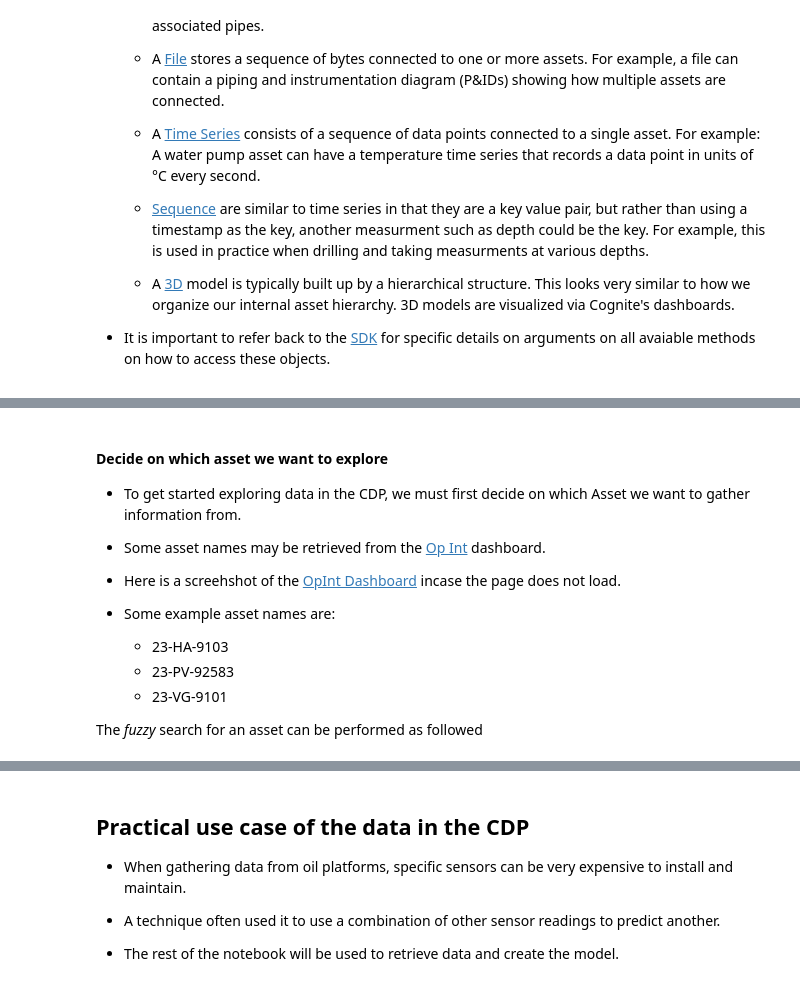
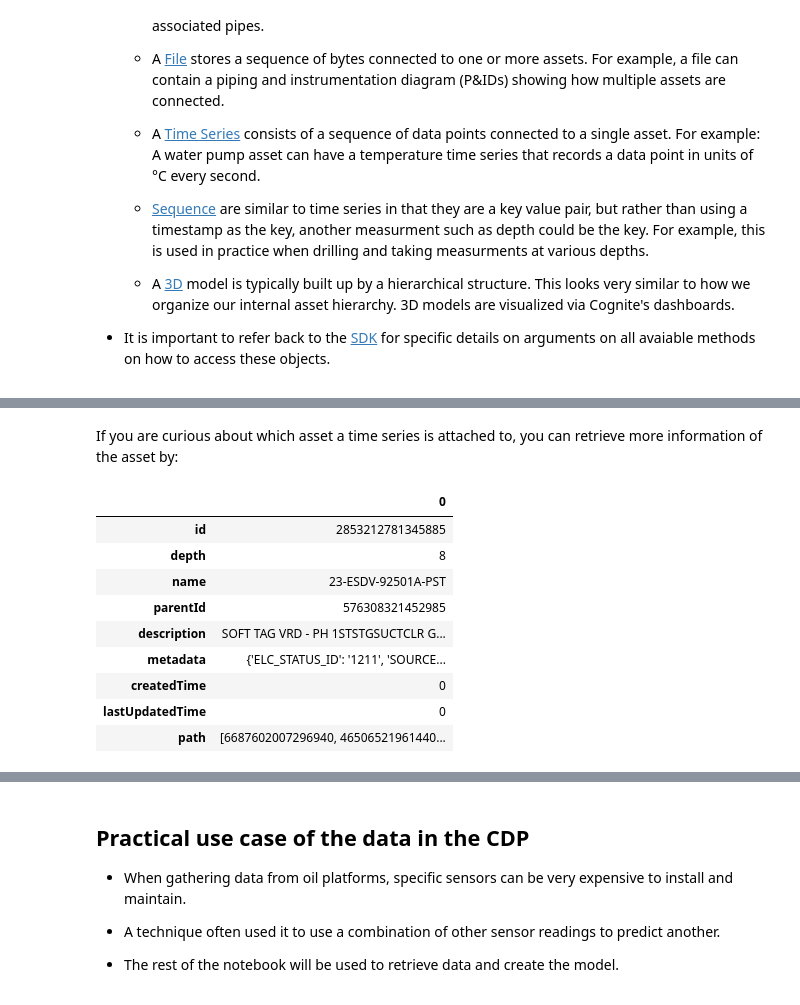
Before and after one commit to cognitedata/interacting-with-open-industrial-data, a Jupyter notebook: WiDS_2019_Cognite_Part1.ipynb, the cells around one changed output, grey strips where cells are left out. Drawn from its saved outputs; the diff is of its cells as text; code cells hidden in the pictures.

```diff
--- a/WiDS_2019_Cognite_Part1.ipynb
+++ b/WiDS_2019_Cognite_Part1.ipynb
@@ -82,16 +98,15 @@ client = CogniteClient(api_key=os.getenv("COGNITE_PUBLIC_KEY"))
+# %% [markdown]
+If you are curious about which asset a time series is attached to, you can retrieve more information of the asset by:
 # %%
-client.assets.get_assets().to_pandas().head()
+client.assets.get_asset(asset_id=2853212781345885).to_pandas()
+# %% [output]
+|  | 0 |
+| id | 2853212781345885 |
+| depth | 8 |
+| name | 23-ESDV-92501A-PST |
+| parentId | 576308321452985 |
+| description | SOFT TAG VRD - PH 1STSTGSUCTCLR G... |
+| metadata | {'ELC_STATUS_ID': '1211', 'SOURCE... |
+| createdTime | 0 |
+| lastUpdatedTime | 0 |
+| path | [6687602007296940, 46506521961440... |
-# %% [markdown]
-#### Decide on which asset we want to explore
-* To get started exploring data in the CDP, we must first decide on which Asset we want to gather information from.
-
-* Some asset names may be retrieved from the [Op Int](https://opint.cogniteapp.com/publicdata/infographics/-LOHKEJPLvt0eRIZu8mE) dashboard.
-
-* Here is a screehshot of the [OpInt Dashboard](https://drive.google.com/open?id=1f_7nJaJu5Xgr3Oq09mIZ0KwjBAYbzEUQ) incase the page does not load.
-
-* Some example asset names are:
-  * 23-HA-9103
-  * 23-PV-92583
-  * 23-VG-9101
-
-The *fuzzy* search for an asset can be performed as followed
```
Also changed, not shown: parts of 31 cells of this notebook.
